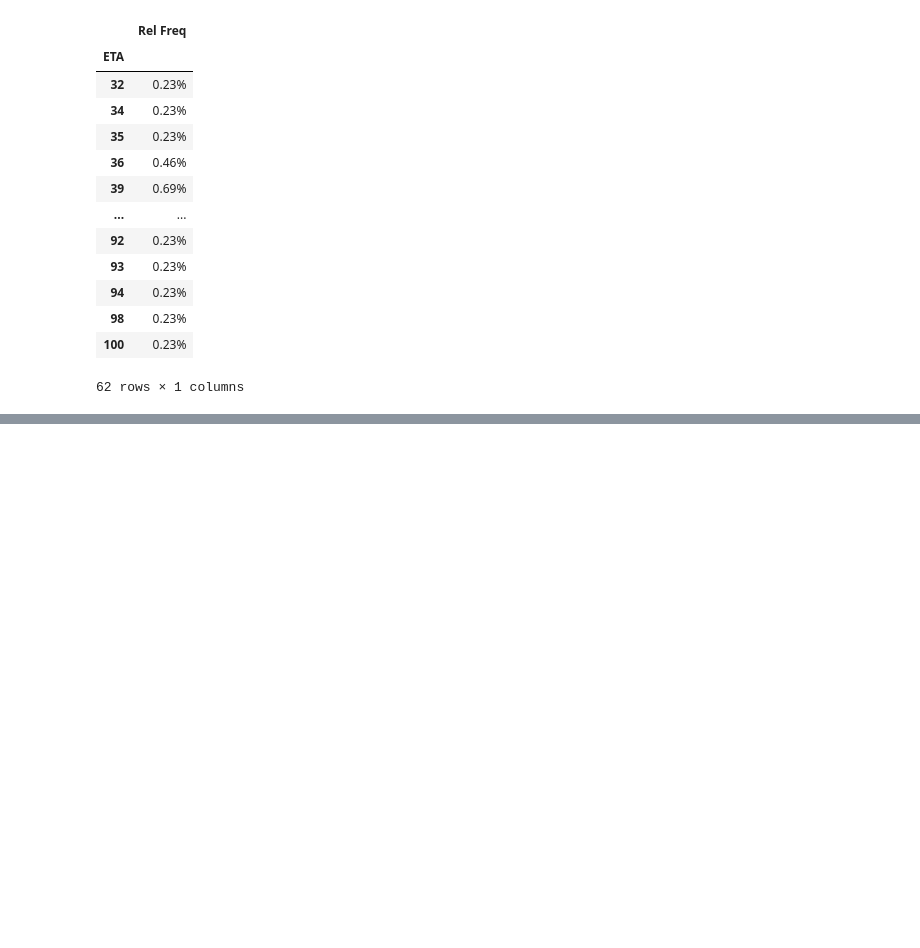
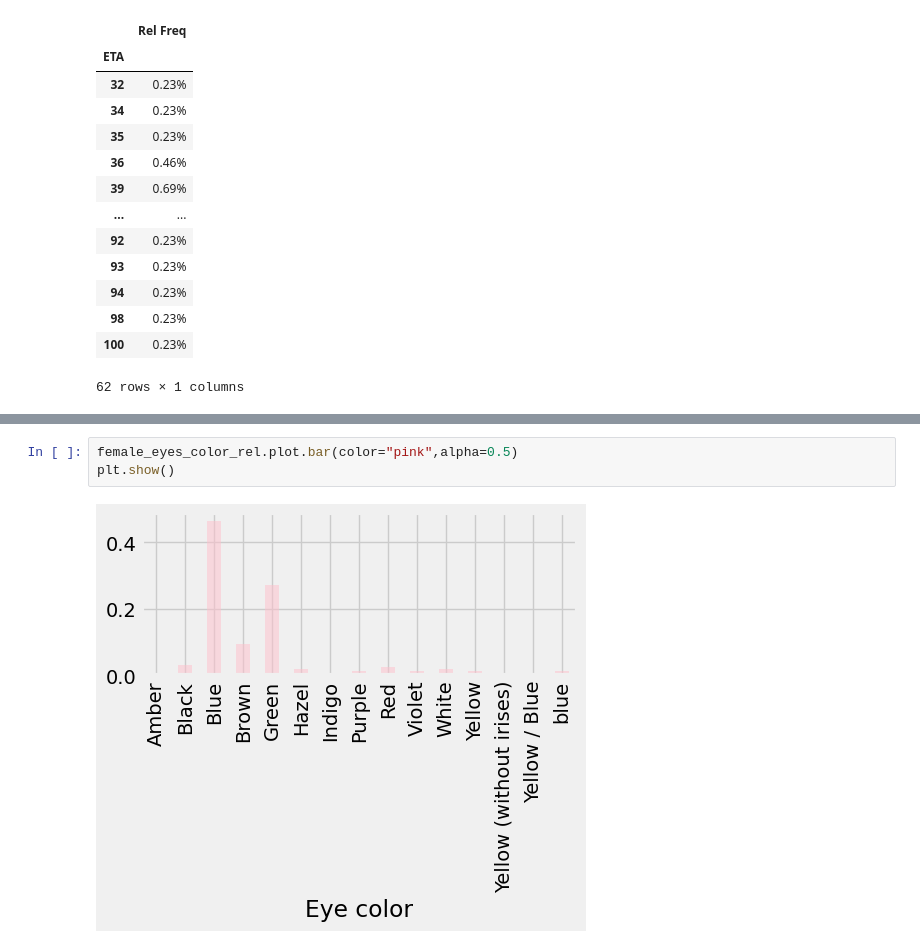
Before and after one commit to PippoZord/superhero-datascience, a Jupyter notebook: content/Esercitazioni/DatiFrequenze.ipynb, the cells around one changed output, grey strips where cells are left out. Drawn from its saved outputs; the diff is of its cells as text; blank space fills up the shorter version.

```diff
--- a/content/Esercitazioni/DatiFrequenze.ipynb
+++ b/content/Esercitazioni/DatiFrequenze.ipynb
@@ -124,0 +225,5 @@ players_rel_freq
+# %%
+female_eyes_color_rel.plot.bar(color="pink",alpha=0.5)
+plt.show()
+# %% [output]
+[figure, added]
```
Also changed, not shown: parts of 14 cells of this notebook, 2 other files.
